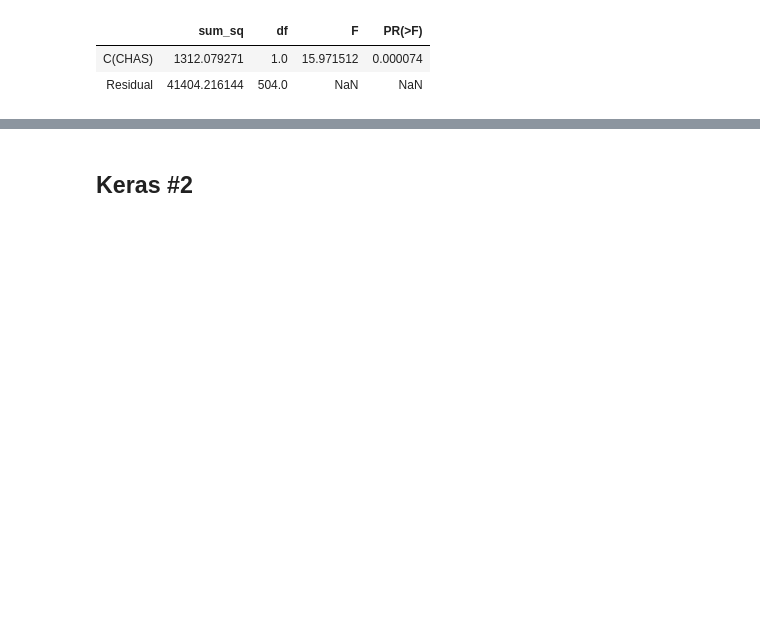
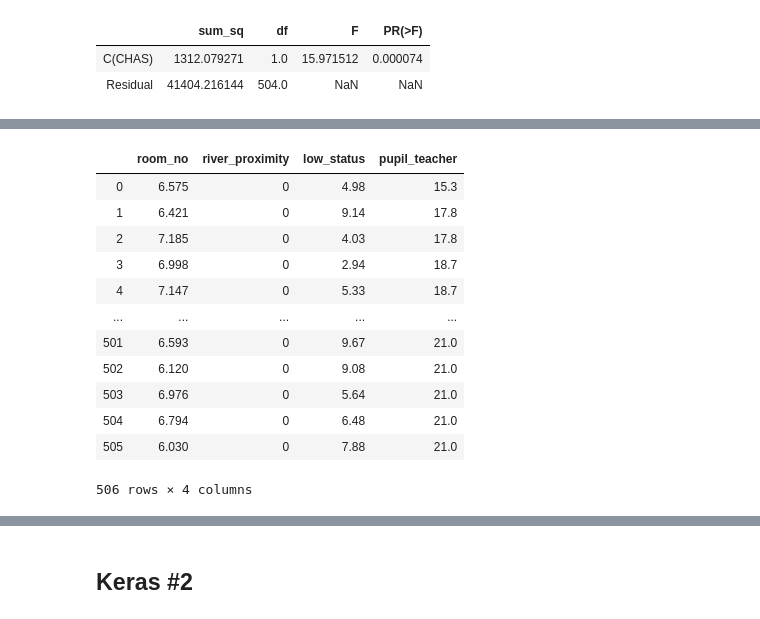
Before and after one commit to joanh3aly/boston-house-prices, a Jupyter notebook: boston-house-prices-analysis.ipynb, the cells around one changed output, grey strips where cells are left out. Drawn from its saved outputs; the diff is of its cells as text; code cells hidden in the pictures; blank space fills up the shorter version.

```diff
--- a/boston-house-prices-analysis.ipynb
+++ b/boston-house-prices-analysis.ipynb
@@ -495,6 +508,0 @@ Ttest_indResult(statistic=3.996437466090509, pvalue=7.390623170519905e-05)
-# %%
-# Convert CHAS column to 2 separate integer columns representing housing that is near (1) and far (0) from the river
-print(boston)
-boston['away'] = (boston['CHAS'] == 'away').astype(np.int)
-boston['near'] = (boston['CHAS'] == 'near').astype(np.int)
-print('away', boston)
@@ -640,0 +531,17 @@ np.sqrt(np.sum((m_1.predict(inputs_1).T - outputs_1.as_matrix())**2))
+# %%
+# Convert CHAS column to 2 separate integer columns representing housing that is near (1) and far (0) from the river
+# print(boston)
+# boston['far'] = (boston['CHAS'] == 'far').astype(np.int)
+# boston['near'] = (boston['CHAS'] == 'near').astype(np.int)
+# display(boston)
+
+# boston['far'] = (boston['CHAS'] == 0).astype(np.int)
+# boston['near'] = (boston['CHAS'] == 1).astype(np.int)
+# display(boston)
+
+
+# Encode the CHAS variable as 0 or 1 to make it easier for the neural network to process.
+encoder = pre.LabelBinarizer()
+encoder.fit(boston['CHAS'])
+boston['coded_chas'] = encoder.transform(boston['CHAS'])
+boston['coded_chas']
@@ -640,0 +591,20 @@ np.sqrt(np.sum((m_1.predict(inputs_1).T - outputs_1.as_matrix())**2))
+# %%
+# create a dataframe of inputs based on the distance from the river and number of rooms.
+d = {'room_no': boston['RM'], 'river_proximity': boston['coded_chas'], 'low_status': boston['LSTAT'], 'pupil_teacher':boston['PTRATIO']}
+# d = {'rm': boston['RM'], 'encoded_chas': boston['coded_chas']}
+inputs_df = pd.DataFrame(data=d)
+inputs_df
+# %% [output]
+|  | room_no | river_proximity | low_status | pupil_teacher |
+| 0 | 6.575 | 0 | 4.98 | 15.3 |
+| 1 | 6.421 | 0 | 9.14 | 17.8 |
+| 2 | 7.185 | 0 | 4.03 | 17.8 |
+| 3 | 6.998 | 0 | 2.94 | 18.7 |
+| 4 | 7.147 | 0 | 5.33 | 18.7 |
+| ... | ... | ... | ... | ... |
+| 501 | 6.593 | 0 | 9.67 | 21.0 |
+| 502 | 6.120 | 0 | 9.08 | 21.0 |
+| 503 | 6.976 | 0 | 5.64 | 21.0 |
+| 504 | 6.794 | 0 | 6.48 | 21.0 |
+| 505 | 6.030 | 0 | 7.88 | 21.0 |
+506 rows × 4 columns
```
Also changed, not shown: parts of 69 cells of this notebook, 1 other file.
